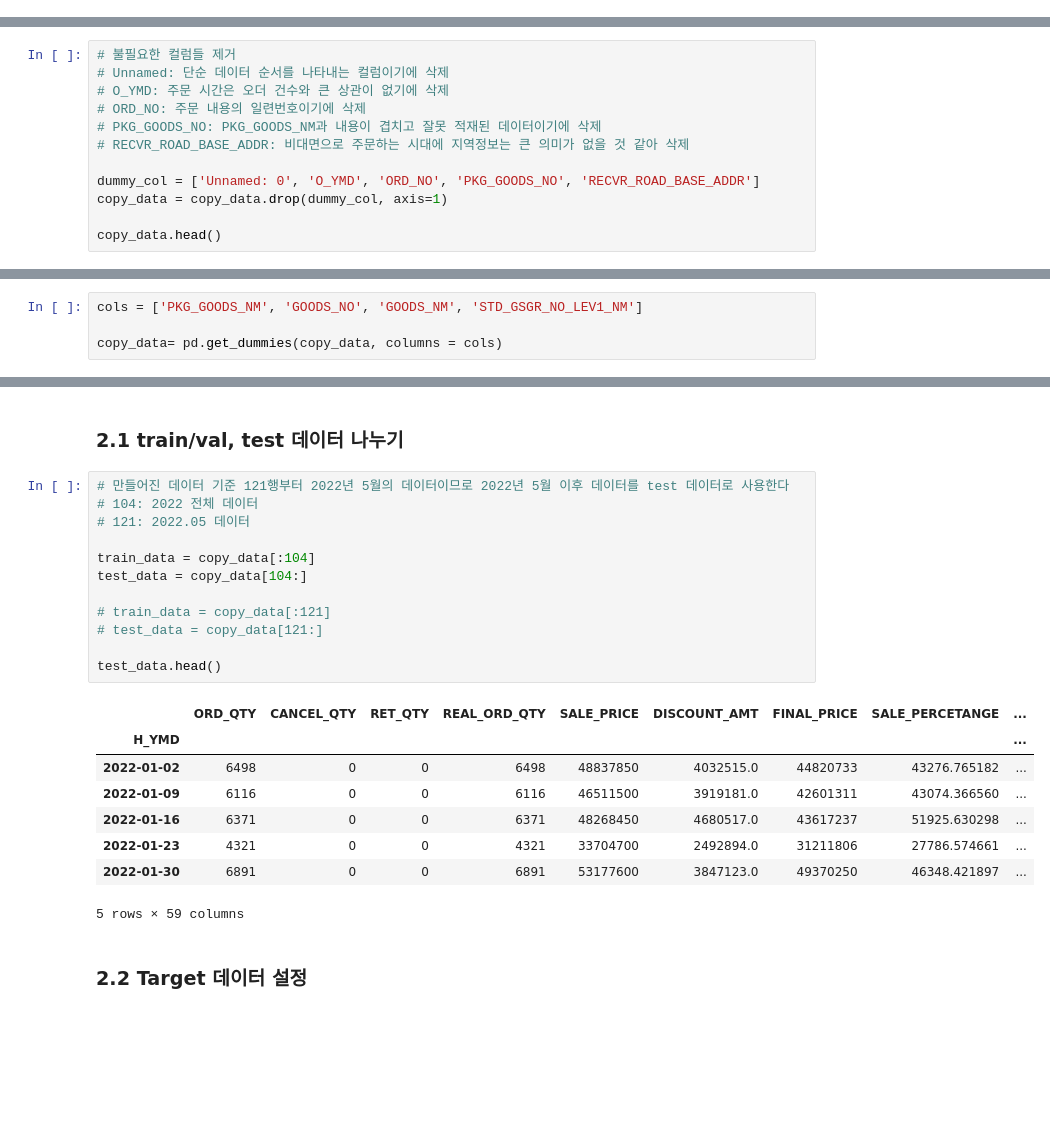
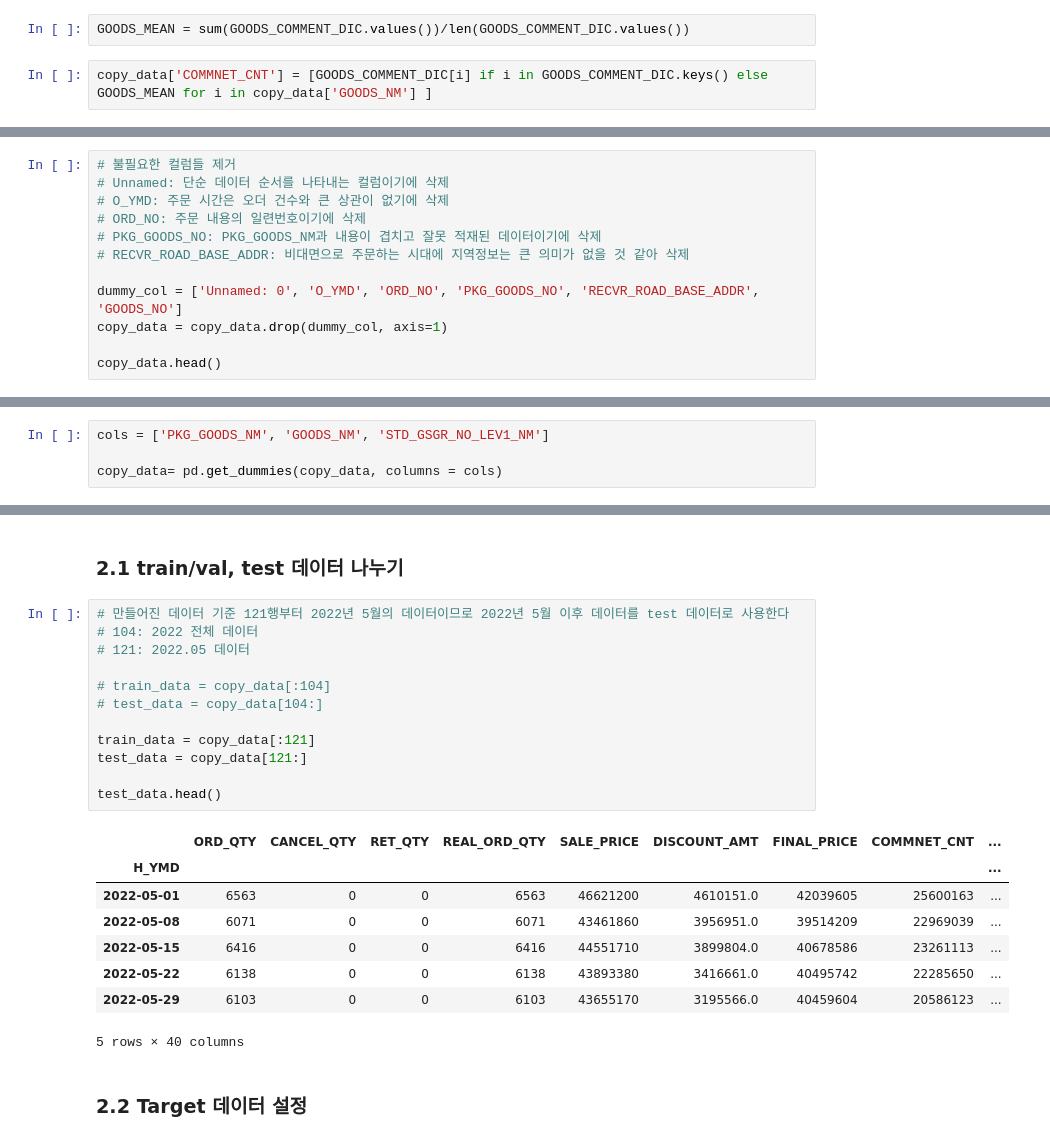
Before and after one commit to olsunghyun0416/Dongwon_Project, a Jupyter notebook: 더반찬_예측과제_XGBoost.ipynb, the cells around one changed output, grey strips where cells are left out. Drawn from its saved outputs; the diff is of its cells as text; blank space fills up the shorter version.

```diff
--- a/더반찬_예측과제_XGBoost.ipynb
+++ b/더반찬_예측과제_XGBoost.ipynb
@@ -218,3 +225,7 @@ dtype: int64
+# %%
+GOODS_MEAN = sum(GOODS_COMMENT_DIC.values())/len(GOODS_COMMENT_DIC.values())
+# %%
+copy_data['COMMNET_CNT'] = [GOODS_COMMENT_DIC[i] if i in GOODS_COMMENT_DIC.keys() else GOODS_MEAN for i in copy_data['GOODS_NM'] ]
 # %%
 # 할인율을 나타내는 SALE_PERCENTAGE 변수 생성
 # 할인액 / 판매가격 * 100
@@ -259,7 +271,7 @@ Index(['Unnamed: 0', 'ORD_NO', 'H_YMD', 'O_YMD', 'PKG_GOODS_NO',
 # PKG_GOODS_NO: PKG_GOODS_NM과 내용이 겹치고 잘못 적재된 데이터이기에 삭제
 # RECVR_ROAD_BASE_ADDR: 비대면으로 주문하는 시대에 지역정보는 큰 의미가 없을 것 같아 삭제
 
-dummy_col = ['Unnamed: 0', 'O_YMD', 'ORD_NO', 'PKG_GOODS_NO', 'RECVR_ROAD_BASE_ADDR']
+dummy_col = ['Unnamed: 0', 'O_YMD', 'ORD_NO', 'PKG_GOODS_NO', 'RECVR_ROAD_BASE_ADDR', 'GOODS_NO']
 copy_data = copy_data.drop(dummy_col, axis=1)
 
 copy_data.head()
@@ -368,6 +380,6 @@ dtypes: datetime64[ns](1), float64(2), int64(12), object(4)
 memory usage: 110.6+ MB
 # %%
-cols = ['PKG_GOODS_NM', 'GOODS_NO', 'GOODS_NM', 'STD_GSGR_NO_LEV1_NM']
+cols = ['PKG_GOODS_NM', 'GOODS_NM', 'STD_GSGR_NO_LEV1_NM']
 
 copy_data= pd.get_dummies(copy_data, columns = cols)
 # %% [markdown]
@@ -397,24 +409,24 @@ copy_data.columns = [regex.sub("_", col) if any(x in str(col) for x in set(('[',
 # %%
 # 만들어진 데이터 기준 121행부터 2022년 5월의 데이터이므로 2022년 5월 이후 데이터를 test 데이터로 사용한다
 # 104: 2022 전체 데이터
 # 121: 2022.05 데이터
 
-train_data = copy_data[:104]
-test_data = copy_data[104:]
+# train_data = copy_data[:104]
+# test_data = copy_data[104:]
 
-# train_data = copy_data[:121]
-# test_data = copy_data[121:]
+train_data = copy_data[:121]
+test_data = copy_data[121:]
 
 test_data.head()
 # %% [output]
-|  | ORD_QTY | CANCEL_QTY | RET_QTY | REAL_ORD_QTY | SALE_PRICE | DISCOUNT_AMT | FINAL_PRICE | SALE_PERCETANGE | ... |
+|  | ORD_QTY | CANCEL_QTY | RET_QTY | REAL_ORD_QTY | SALE_PRICE | DISCOUNT_AMT | FINAL_PRICE | COMMNET_CNT | ... |
 | H_YMD |  |  |  |  |  |  |  |  | ... |
-| 2022-01-02 | 6498 | 0 | 0 | 6498 | 48837850 | 4032515.0 | 44820733 | 43276.765182 | ... |
-| 2022-01-09 | 6116 | 0 | 0 | 6116 | 46511500 | 3919181.0 | 42601311 | 43074.366560 | ... |
-| 2022-01-16 | 6371 | 0 | 0 | 6371 | 48268450 | 4680517.0 | 43617237 | 51925.630298 | ... |
-| 2022-01-23 | 4321 | 0 | 0 | 4321 | 33704700 | 2492894.0 | 31211806 | 27786.574661 | ... |
-| 2022-01-30 | 6891 | 0 | 0 | 6891 | 53177600 | 3847123.0 | 49370250 | 46348.421897 | ... |
+| 2022-05-01 | 6563 | 0 | 0 | 6563 | 46621200 | 4610151.0 | 42039605 | 25600163 | ... |
+| 2022-05-08 | 6071 | 0 | 0 | 6071 | 43461860 | 3956951.0 | 39514209 | 22969039 | ... |
+| 2022-05-15 | 6416 | 0 | 0 | 6416 | 44551710 | 3899804.0 | 40678586 | 23261113 | ... |
+| 2022-05-22 | 6138 | 0 | 0 | 6138 | 43893380 | 3416661.0 | 40495742 | 22285650 | ... |
+| 2022-05-29 | 6103 | 0 | 0 | 6103 | 43655170 | 3195566.0 | 40459604 | 20586123 | ... |
-5 rows × 59 columns
+5 rows × 40 columns
 # %% [markdown]
 ### 2.2 Target 데이터 설정
 # %%
```
Also changed, not shown: parts of 17 cells of this notebook, 5 other files.
